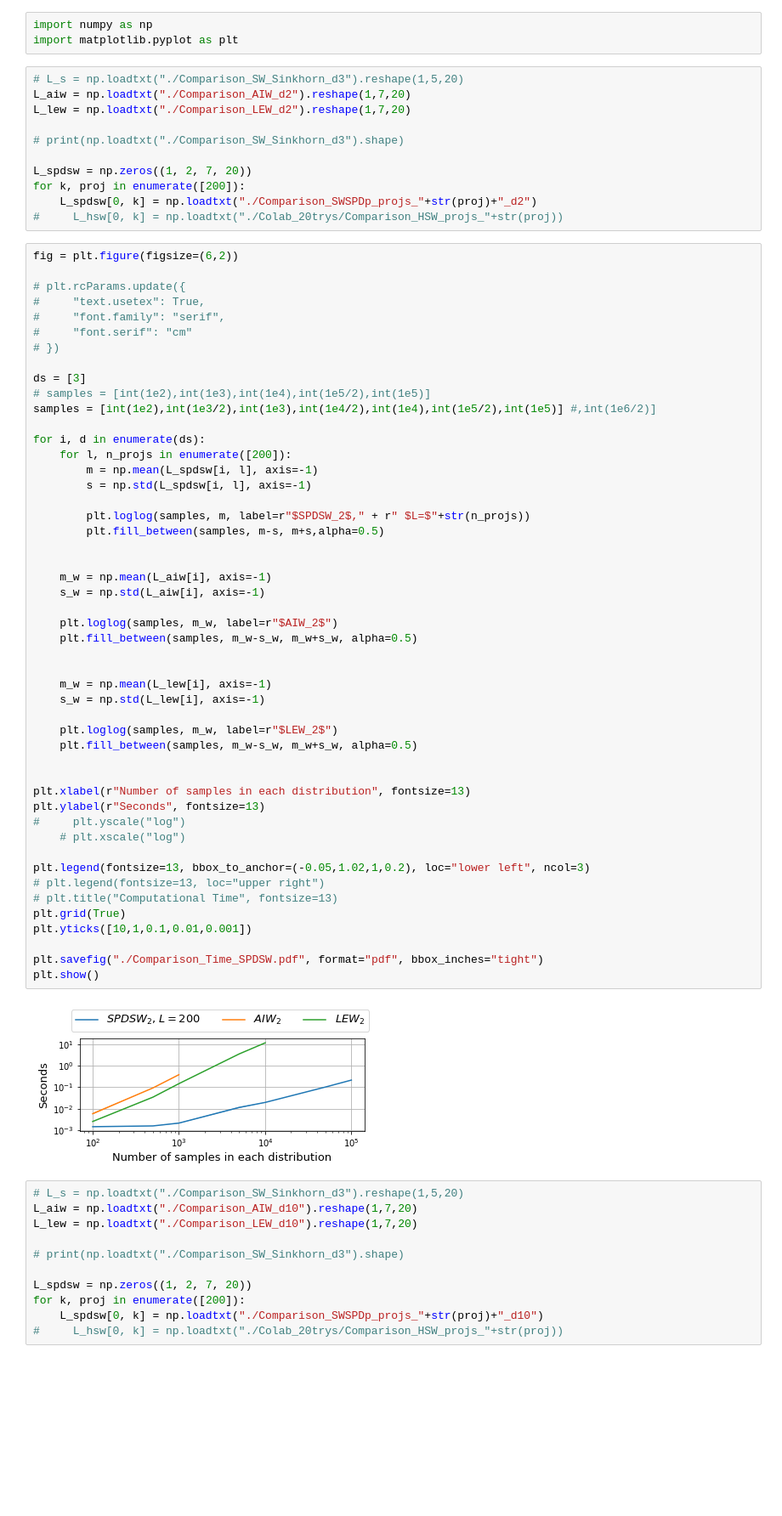
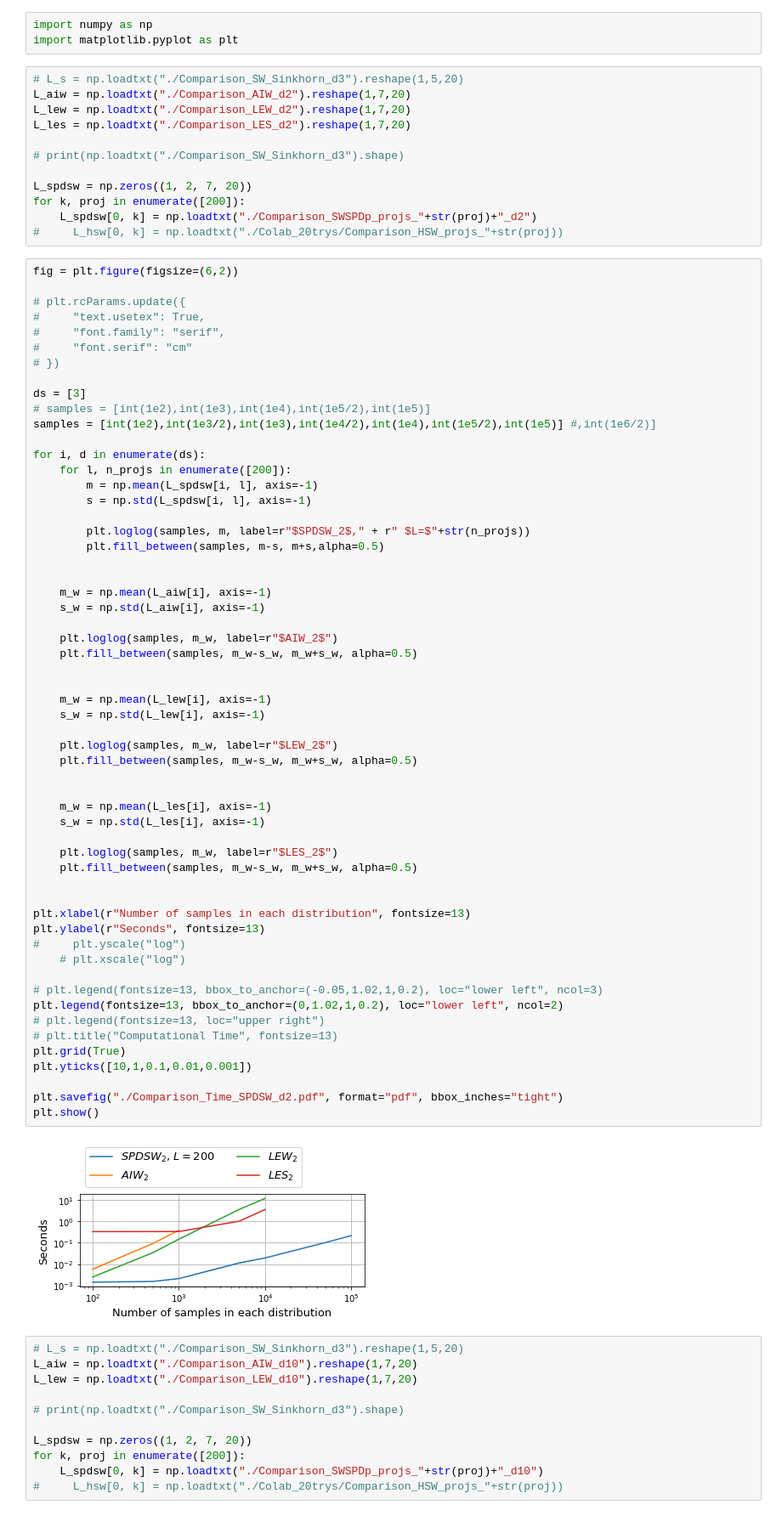
Before and after one commit to clbonet/SPDSW, a Jupyter notebook: Runtime/Plot_runtime.ipynb, the cells around one changed output. Shown: that part at 85% size. Cells and saved outputs as stored; diff of their text form; blank space fills up the shorter version.

```diff
--- a/Runtime/Plot_runtime.ipynb
+++ b/Runtime/Plot_runtime.ipynb
@@ -5,6 +5,7 @@ import matplotlib.pyplot as plt
 # L_s = np.loadtxt("./Comparison_SW_Sinkhorn_d3").reshape(1,5,20)
 L_aiw = np.loadtxt("./Comparison_AIW_d2").reshape(1,7,20)
 L_lew = np.loadtxt("./Comparison_LEW_d2").reshape(1,7,20)
+L_les = np.loadtxt("./Comparison_LES_d2").reshape(1,7,20)
 
 # print(np.loadtxt("./Comparison_SW_Sinkhorn_d3").shape)
 
@@ -33,36 +34,44 @@ for i, d in enumerate(ds):
         plt.loglog(samples, m, label=r"$SPDSW_2$," + r" $L=$"+str(n_projs))
         plt.fill_between(samples, m-s, m+s,alpha=0.5)
 
 
     m_w = np.mean(L_aiw[i], axis=-1)
     s_w = np.std(L_aiw[i], axis=-1)
 
     plt.loglog(samples, m_w, label=r"$AIW_2$")
     plt.fill_between(samples, m_w-s_w, m_w+s_w, alpha=0.5)
 
 
     m_w = np.mean(L_lew[i], axis=-1)
     s_w = np.std(L_lew[i], axis=-1)
 
     plt.loglog(samples, m_w, label=r"$LEW_2$")
     plt.fill_between(samples, m_w-s_w, m_w+s_w, alpha=0.5)
 
 
+    m_w = np.mean(L_les[i], axis=-1)
+    s_w = np.std(L_les[i], axis=-1)
+
+    plt.loglog(samples, m_w, label=r"$LES_2$")
+    plt.fill_between(samples, m_w-s_w, m_w+s_w, alpha=0.5)
+
+
 plt.xlabel(r"Number of samples in each distribution", fontsize=13)
 plt.ylabel(r"Seconds", fontsize=13)
 #     plt.yscale("log")
     # plt.xscale("log")
 
-plt.legend(fontsize=13, bbox_to_anchor=(-0.05,1.02,1,0.2), loc="lower left", ncol=3)
+# plt.legend(fontsize=13, bbox_to_anchor=(-0.05,1.02,1,0.2), loc="lower left", ncol=3)
+plt.legend(fontsize=13, bbox_to_anchor=(0,1.02,1,0.2), loc="lower left", ncol=2)
 # plt.legend(fontsize=13, loc="upper right")
 # plt.title("Computational Time", fontsize=13)
 plt.grid(True)
 plt.yticks([10,1,0.1,0.01,0.001])
 
-plt.savefig("./Comparison_Time_SPDSW.pdf", format="pdf", bbox_inches="tight")
+plt.savefig("./Comparison_Time_SPDSW_d2.pdf", format="pdf", bbox_inches="tight")
 plt.show()
 # %% [output]
-[figure, old version]
+[figure, new version]
 # %%
 # L_s = np.loadtxt("./Comparison_SW_Sinkhorn_d3").reshape(1,5,20)
 L_aiw = np.loadtxt("./Comparison_AIW_d10").reshape(1,7,20)
```
Also changed, not shown: 1 other file.
